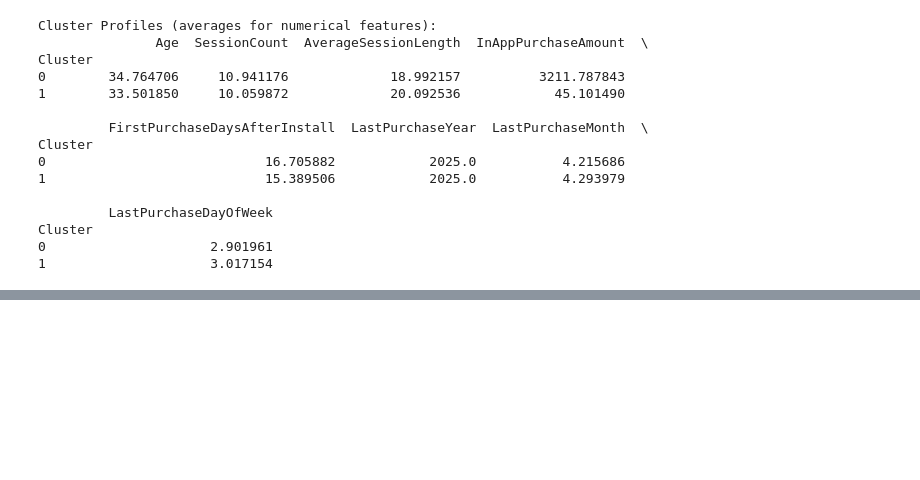
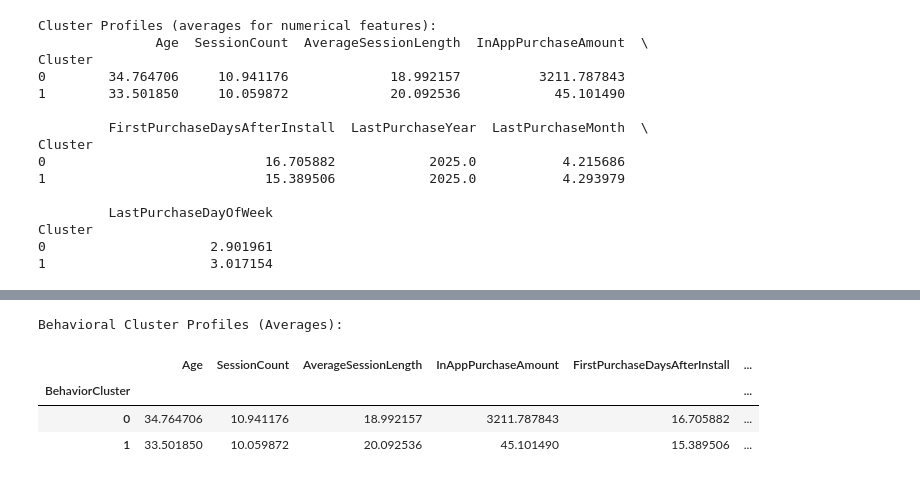
Before and after one commit to TaherBatterywala/In-App-Purchase-Spending-Analysis, a Jupyter notebook: notebook/2_Model1.ipynb, the cells around one changed output, grey strips where cells are left out. Drawn from its saved outputs; the diff is of its cells as text; code cells hidden in the pictures; blank space fills up the shorter version.

```diff
--- a/notebook/2_Model1.ipynb
+++ b/notebook/2_Model1.ipynb
@@ -276,0 +372,12 @@ Cluster
+# %%
+# Group by the new 'BehaviorCluster' and calculate the mean for all numerical features
+behavioral_profile = df.groupby('BehaviorCluster').mean(numeric_only=True)
+
+print("Behavioral Cluster Profiles (Averages):")
+behavioral_profile
+# %% [output]
+Behavioral Cluster Profiles (Averages):
+|  | Age | SessionCount | AverageSessionLength | InAppPurchaseAmount | FirstPurchaseDaysAfterInstall | ... |
+| BehaviorCluster |  |  |  |  |  | ... |
+| 0 | 34.764706 | 10.941176 | 18.992157 | 3211.787843 | 16.705882 | ... |
+| 1 | 33.501850 | 10.059872 | 20.092536 | 45.101490 | 15.389506 | ... |
```
Also changed, not shown: parts of 6 cells of this notebook.
